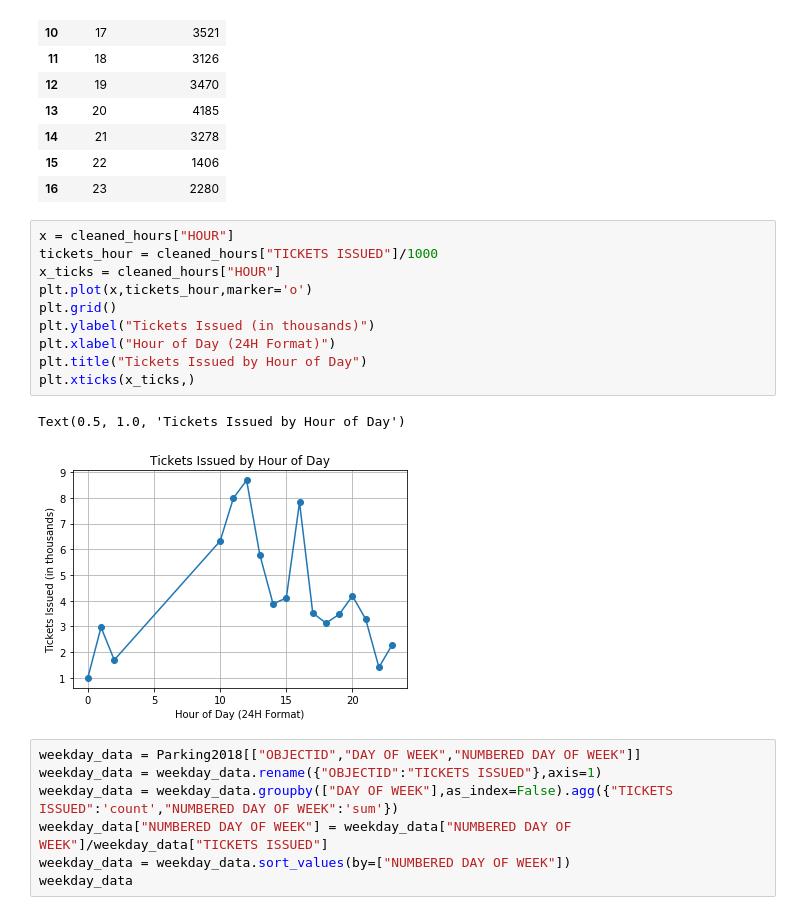
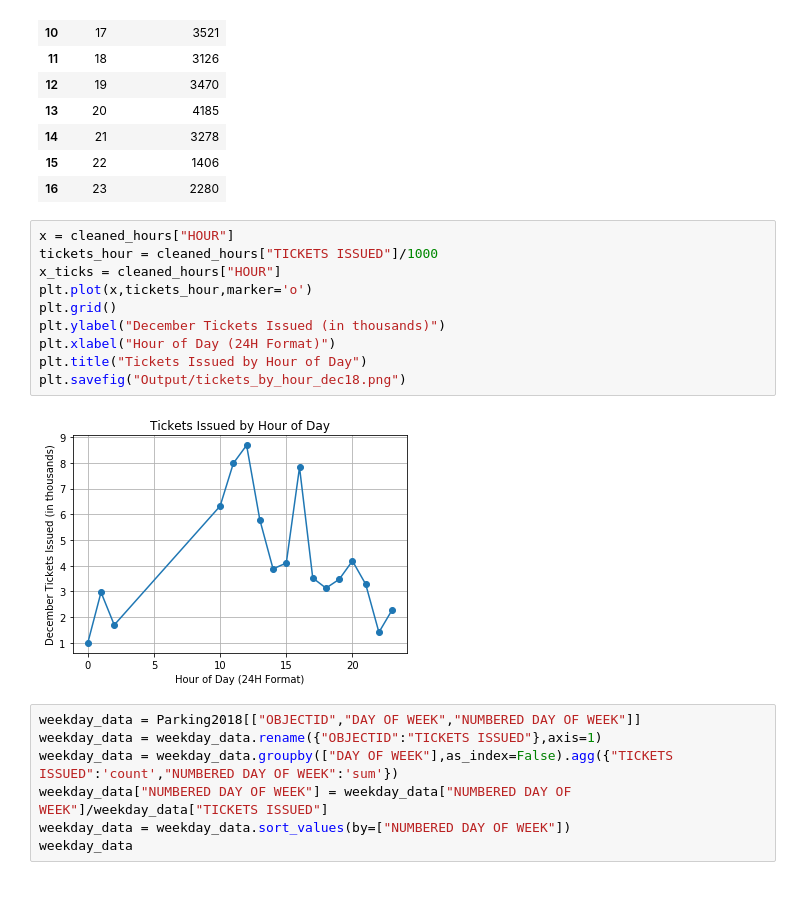
Before and after one commit to MimiB2010/ParkingTicketAnalysisInDC, a Jupyter notebook: Parking2018-HourWeekdayAnalysis.ipynb, the cells around one changed output. Drawn from its saved outputs; the diff is of its cells as text.

```diff
--- a/Parking2018-HourWeekdayAnalysis.ipynb
+++ b/Parking2018-HourWeekdayAnalysis.ipynb
@@ -97,16 +97,15 @@ cleaned_hours
 # %%
 x = cleaned_hours["HOUR"]
 tickets_hour = cleaned_hours["TICKETS ISSUED"]/1000
 x_ticks = cleaned_hours["HOUR"]
 plt.plot(x,tickets_hour,marker='o')
 plt.grid()
-plt.ylabel("Tickets Issued (in thousands)")
+plt.ylabel("December Tickets Issued (in thousands)")
 plt.xlabel("Hour of Day (24H Format)")
 plt.title("Tickets Issued by Hour of Day")
-plt.xticks(x_ticks,)
+plt.savefig("Output/tickets_by_hour_dec18.png")
 # %% [output]
-Text(0.5, 1.0, 'Tickets Issued by Hour of Day')
-[figure, old version]
+[figure, new version]
 # %%
 weekday_data = Parking2018[["OBJECTID","DAY OF WEEK","NUMBERED DAY OF WEEK"]]
 weekday_data = weekday_data.rename({"OBJECTID":"TICKETS ISSUED"},axis=1)
```
Also changed, not shown: parts of 1 cell of this notebook.
